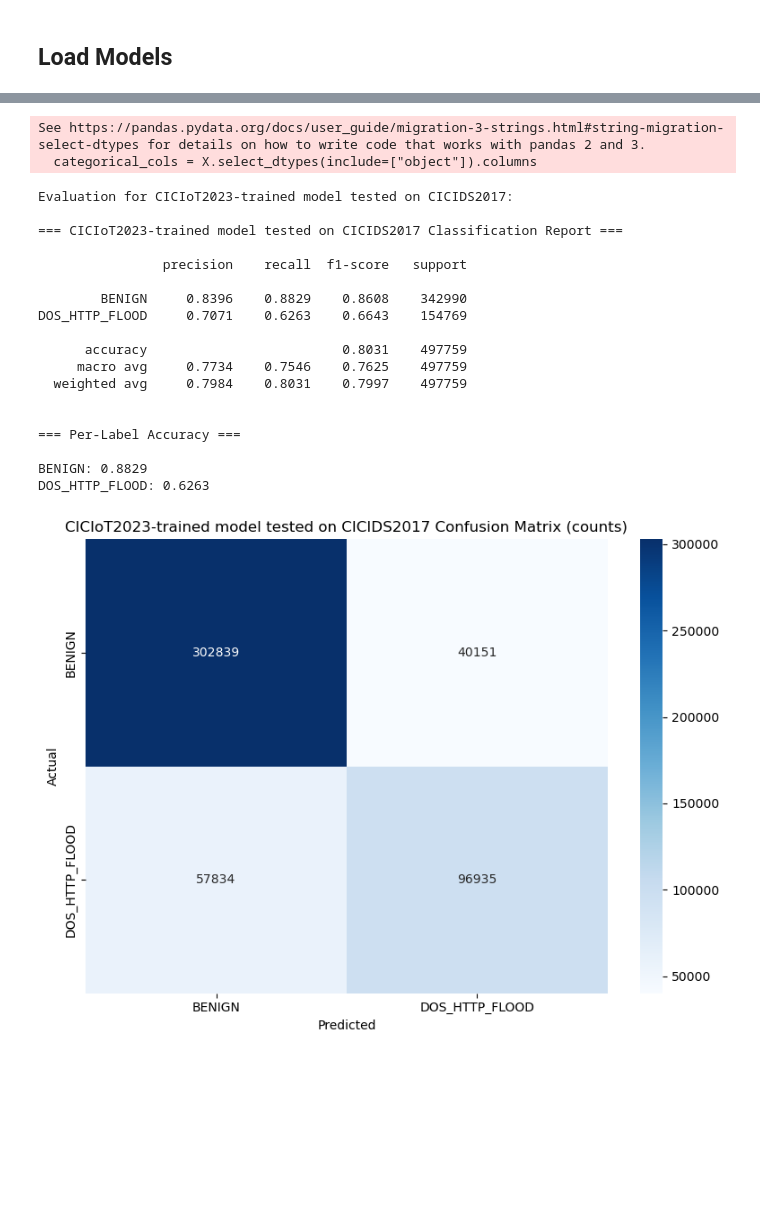
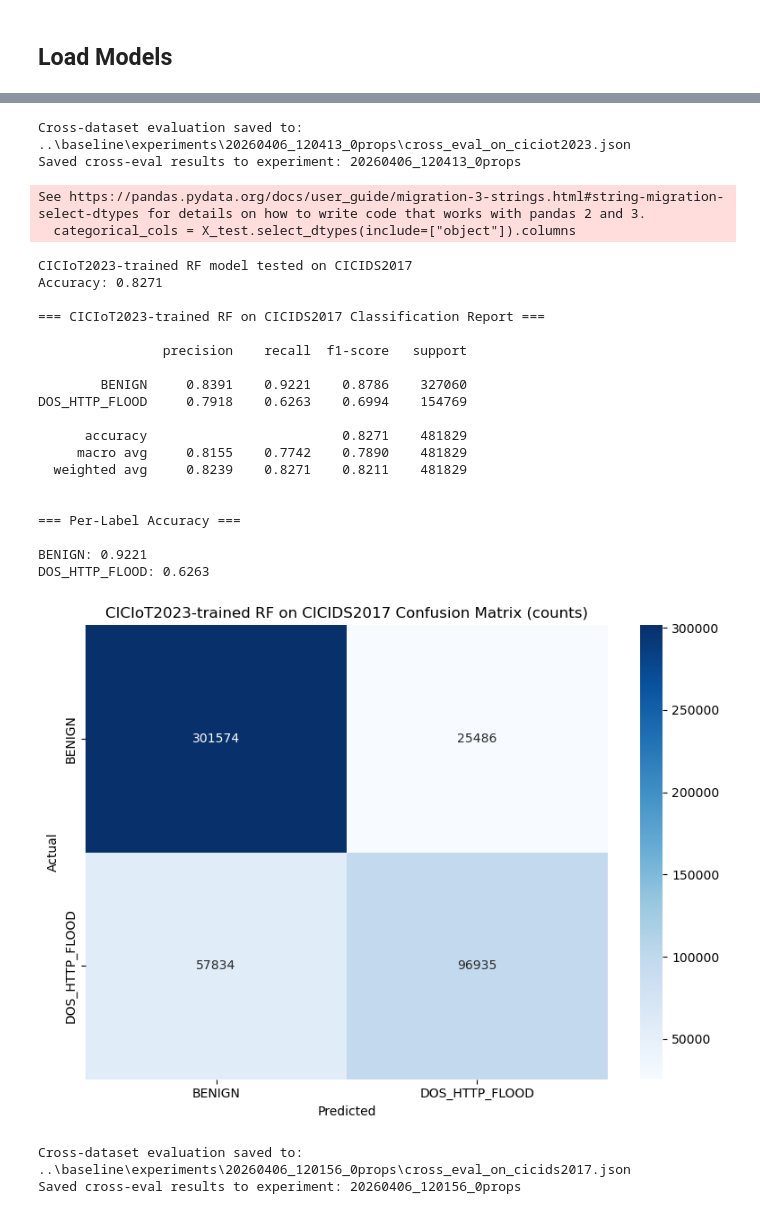
Before and after one commit to ramuld12/Property-based-Neural-Network-Verification, a Jupyter notebook: baseline/cross_datasat_eval.ipynb, the cells around one changed output, grey strips where cells are left out. Drawn from its saved outputs; the diff is of its cells as text; code cells hidden in the pictures; blank space fills up the shorter version.

```diff
--- a/baseline/cross_datasat_eval.ipynb
+++ b/baseline/cross_datasat_eval.ipynb
@@ -65,30 +103,71 @@ DOS_HTTP_FLOOD: 0.0000
+# %%
+# Save results to experiment folder
+save_cross_dataset_evaluation(
+    experiment_folder=experiment_folder,
+    tested_on="ciciot2023",
+    accuracy=float(accuracy),
+    classification_report=class_report,
+    confusion_matrix=cm,
+    experiments_dir="../baseline/experiments"
+)
+print(f"Saved cross-eval results to experiment: {experiment_folder}")
+# %% [output]
+Cross-dataset evaluation saved to: ..\baseline\experiments\20260406_120413_0props\cross_eval_on_ciciot2023.json
+Saved cross-eval results to experiment: 20260406_120413_0props
 # %%
-load_and_evaluate_rf_model(
-    "models/random_forest_ciciot2023_labeled_conn.joblib",
-    X=X_cicids,
-    y_true=y_cicids,
-    model_name="CICIoT2023-trained model tested on CICIDS2017"
+# Test CICIoT2023-trained RF model on CICIDS2017
+joblib_object = joblib.load("models/random_forest_ciciot2023.joblib")
+experiment_folder = joblib_object.get("experiment_folder")
+model = joblib_object["model"]
+encoder = joblib_object.get("encoder")
+
+X_test = X_cicids.copy()
+categorical_cols = X_test.select_dtypes(include=["object"]).columns
+if encoder is not None and len(categorical_cols) > 0:
+    X_test[categorical_cols] = encoder.transform(X_test[categorical_cols])
+
+y_pred = model.predict(X_test)
+accuracy = np.mean(y_pred == y_cicids.values)
+cm = confusion_matrix(y_cicids.astype(str), y_pred.astype(str))
+class_report = classification_report(y_cicids.astype(str), y_pred.astype(str), output_dict=True, zero_division=0)
+
+print(f"\nCICIoT2023-trained RF model tested on CICIDS2017")
+print(f"Accuracy: {accuracy:.4f}")
+evaluate_model(y_cicids, y_pred, "CICIoT2023-trained RF on CICIDS2017")
+
+# Save results to experiment folder
+save_cross_dataset_evaluation(
+    experiment_folder=experiment_folder,
+    tested_on="cicids2017",
+    accuracy=float(accuracy),
+    classification_report=class_report,
+    confusion_matrix=cm,
+    experiments_dir="../baseline/experiments"
 )
+print(f"Saved cross-eval results to experiment: {experiment_folder}")
 # %% [output]
 See https://pandas.pydata.org/docs/user_guide/migration-3-strings.html#string-migration-select-dtypes for details on how to write code that works with pandas 2 and 3.
-  categorical_cols = X.select_dtypes(include=["object"]).columns
+  categorical_cols = X_test.select_dtypes(include=["object"]).columns
-Evaluation for CICIoT2023-trained model tested on CICIDS2017:
+CICIoT2023-trained RF model tested on CICIDS2017
+Accuracy: 0.8271
 
-=== CICIoT2023-trained model tested on CICIDS2017 Classification Report ===
+=== CICIoT2023-trained RF on CICIDS2017 Classification Report ===
 
                 precision    recall  f1-score   support
 
-        BENIGN     0.8396    0.8829    0.8608    342990
-DOS_HTTP_FLOOD     0.7071    0.6263    0.6643    154769
+        BENIGN     0.8391    0.9221    0.8786    327060
+DOS_HTTP_FLOOD     0.7918    0.6263    0.6994    154769
 
-      accuracy                         0.8031    497759
-     macro avg     0.7734    0.7546    0.7625    497759
-  weighted avg     0.7984    0.8031    0.7997    497759
+      accuracy                         0.8271    481829
+     macro avg     0.8155    0.7742    0.7890    481829
+  weighted avg     0.8239    0.8271    0.8211    481829
 
 
 === Per-Label Accuracy ===
 
-BENIGN: 0.8829
+BENIGN: 0.9221
 DOS_HTTP_FLOOD: 0.6263
-[figure, old version]
+[figure, new version]
+Cross-dataset evaluation saved to: ..\baseline\experiments\20260406_120156_0props\cross_eval_on_cicids2017.json
+Saved cross-eval results to experiment: 20260406_120156_0props
 # %%
```
Also changed, not shown: parts of 5 cells of this notebook, 6 other files.
